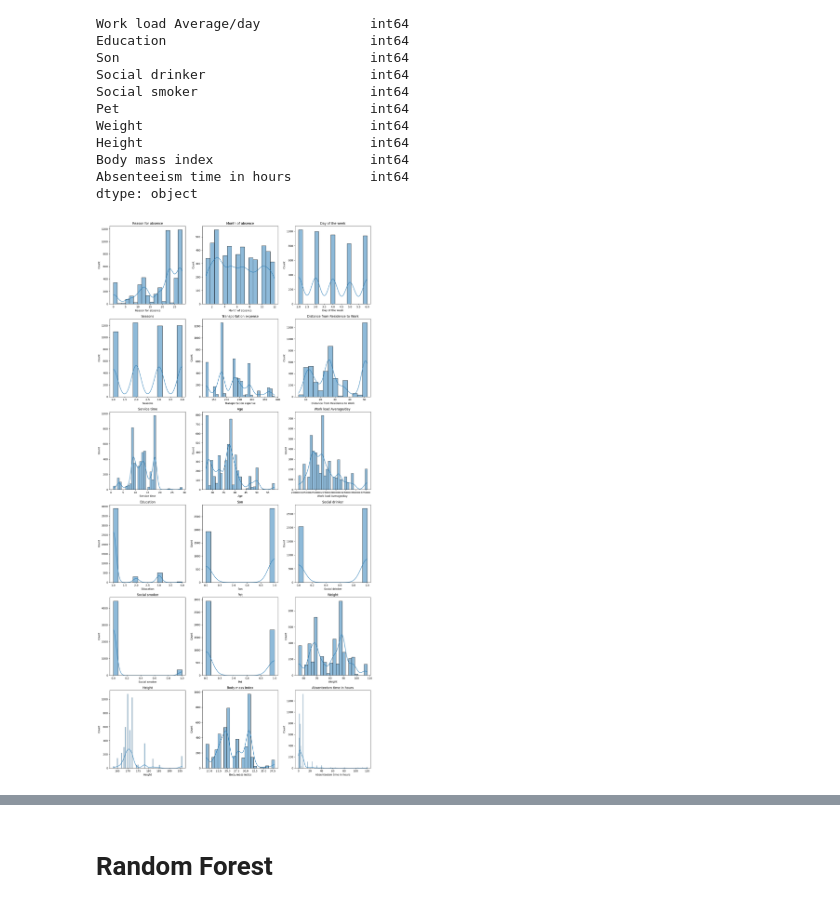
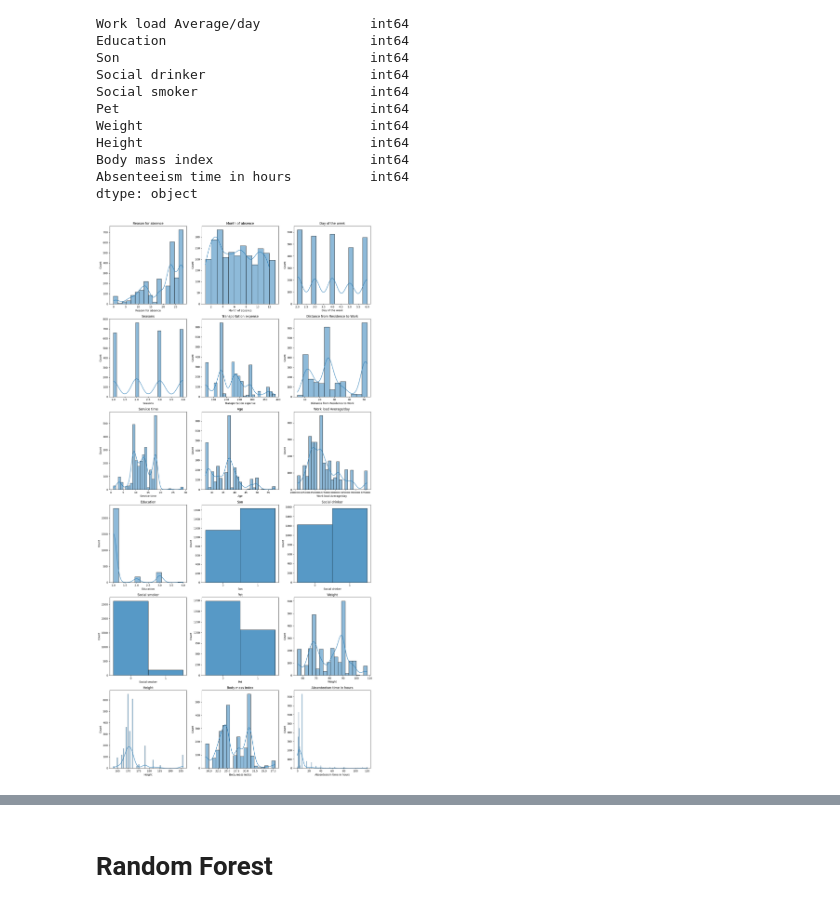
Before and after one commit to raulanegro/Chouse, a Jupyter notebook: Notebook_Final_Raul_Negro_version3_2.ipynb, the cells around one changed output, grey strips where cells are left out. Cells and saved outputs as stored; diff of their text form; code cells hidden in the pictures.

```diff
--- a/Notebook_Final_Raul_Negro_version3_2.ipynb
+++ b/Notebook_Final_Raul_Negro_version3_2.ipynb
@@ -113,20 +113,26 @@ ruta_archivo = r'https://github.com/raulanegro/Chouse/blob/b3e24c27756026dec5bd2
 # Carga el archivo Excel en un DataFrame
 df = pd.read_excel(ruta_archivo)
 
+
+#Generar 4000 registros aleatorios
+#registros_aleatorios = df.sample(n=4000, replace=True)
+#df_extendido = pd.concat([df, registros_aleatorios], ignore_index=True)
+
+#df=df_extendido
+#Concatenar los registros aleatorios al DataFrame original
+df_extendido = df
+
+for _ in range(2):
+    df_extendido = pd.concat([df, df_extendido], ignore_index=True)
+    df = df_extendido.copy()  # Actualizando df para que contenga el DataFrame extendido
+
 # Convierte los valores en la columna 'Son' mayores que 0 a 1
 df['Son'] = df['Son'].apply(lambda x: 1 if x > 0 else x)
 
 df['Pet'] = df['Pet'].apply(lambda x: 1 if x > 0 else x)
 
-#Generar 4000 registros aleatorios
-registros_aleatorios = df.sample(n=4000, replace=True)
+df['Month of absence'] = df['Month of absence'].apply(lambda x: 6 if x == 0 else int(x))
 
-#Concatenar los registros aleatorios al DataFrame original
-df_extendido = pd.concat([df, registros_aleatorios], ignore_index=True)
-
-df=df_extendido
-
-df['Month of absence'] = df['Month of absence'].replace(0, 6)
 df.describe()
 # %% [output]
 |  | ID | Reason for absence | Month of absence | Day of the week | Seasons | Transportation expense | ... |
@@ -198,12 +168,14 @@ Número de filas con 'Disciplinary failure' mayor a 0: 240
 # %% [markdown]
 Vamos a desconsiderar los valores ID, que falte por un tema disiplinario y el target.
 # %%
-df_nuevo_1 = df
+#df_nuevo_1 = df
 
 # Suponiendo que ya tienes un DataFrame llamado df_nuevo_1
 #df_nuevo_1 = df_filtrado.drop(['Age','Transportation expense','Distance from Residence to Work','ID', 'Reason for absence', 'Disciplinary failure', 'Hit target', 'Body mass index', 'Service time', 'Social drinker', 'Social smoker', 'Seasons', 'Height','Work load Average/day ','Pet','Weight'], axis=1)
 
-df_nuevo_1 = df.drop(['ID', 'Disciplinary failure', 'Hit target'], axis=1)
+df_filtrado = df[df['Disciplinary failure'] == 0]
+
+df_nuevo_1 = df_filtrado.drop(['ID', 'Disciplinary failure', 'Hit target'], axis=1)
 
 
 df_nuevo_1.shape
@@ -236,30 +208,43 @@ Body mass index                    int64
 Absenteeism time in hours          int64
 dtype: object
 # %%
+import matplotlib.pyplot as plt
+import seaborn as sns
 
 # Definir el número de columnas para mostrar en cada fila
 num_columnas_por_fila = 3
 
 # Calcular el número total de subgráficos y filas
 num_subgraficos = len(df_nuevo_1.columns)
 num_filas = (num_subgraficos - 1) // num_columnas_por_fila + 1
 
 # Configurar el tamaño del lienzo
 plt.figure(figsize=(15, 5 * num_filas))
 
 # Iterar sobre cada columna y crear un histograma
 for i, columna in enumerate(df_nuevo_1.columns):
     plt.subplot(num_filas, num_columnas_por_fila, i + 1)
-    sns.histplot(df_nuevo_1[columna], kde=True)
+
+    # Verificar si la columna es 'Son' o 'Pet'
+    if columna in ['Son', 'Pet', 'Social drinker','Social smoker']:
+        sns.histplot(df_nuevo_1[columna], bins=[-0.5, 0.5, 1.5], kde=False, discrete=True)  # Escala de 0 y 1
+        plt.xticks([0, 1], ['0', '1'])  # Establecer los ticks del eje x como números enteros
+    elif columna == 'Month of absence':
+        sns.histplot(df_nuevo_1[columna], bins=range(1, 14), kde=True)  # Escala de 1 a 13 para meses
+    elif columna == 'Day of Week':
+        sns.histplot(df_nuevo_1[columna], bins=range(0, 8), kde=True, discrete=True)  # Escala de 0 a 7 para días de la semana
+        plt.xticks(range(7))  # Establecer los ticks del eje x como números enteros de 0 a 6
+    else:
+        sns.histplot(df_nuevo_1[columna], kde=True)
     plt.title(columna)
 
 # Ajustar el diseño para evitar la superposición
 plt.tight_layout()
 
 # Mostrar el gráfico
 plt.show()
 # %% [output]
-[figure, old version]
+[figure, new version]
 # %%
 # Se genera un mapa de calor para entender la correlacion
 
```
Also changed, not shown: parts of 33 cells of this notebook.
